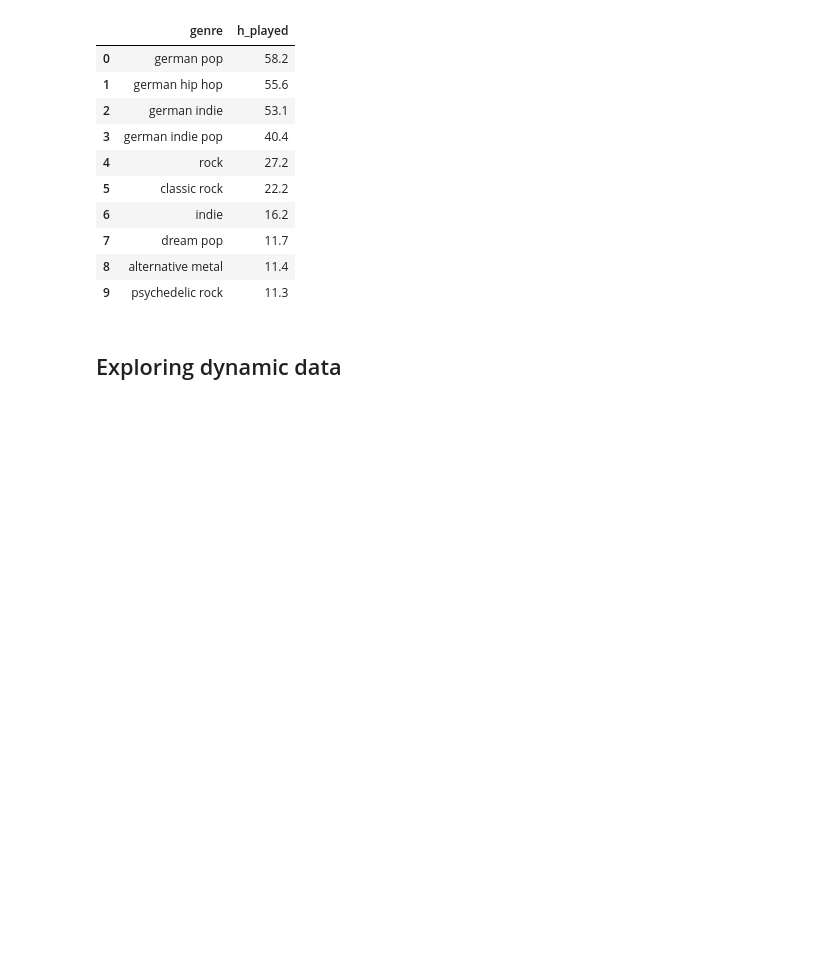
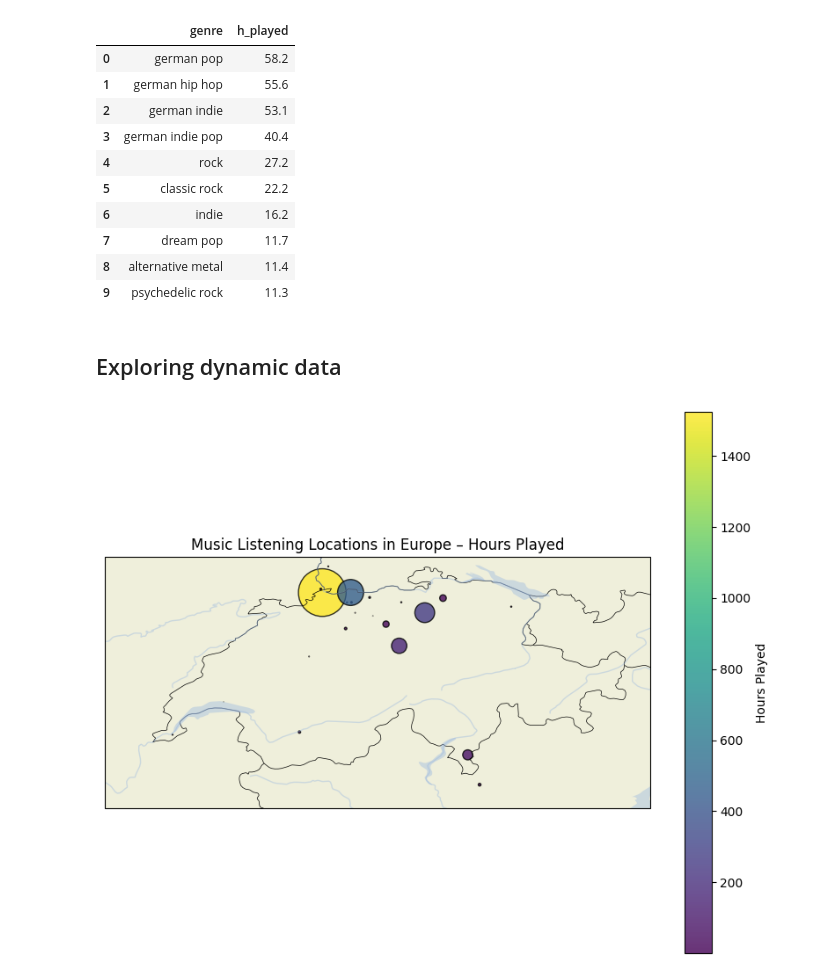
Before and after one commit to Innisvysom2/betterWrapped, a Jupyter notebook: betterWrapped.ipynb, the cells around one changed output. Cells and saved outputs as stored; diff of their text form; code cells hidden in the pictures; blank space fills up the shorter version.

Commit message:
erste schritte richtung visualisierung

```diff
--- a/betterWrapped.ipynb
+++ b/betterWrapped.ipynb
@@ -236,0 +222,37 @@ get_top_data_raw(attribute, sorting_value, top_count, start="2025") #start="year
+# %%
+# Create the figure
+fig = plt.figure(figsize=(10, 8))
+ax = plt.axes(projection=ccrs.PlateCarree())
+
+# Add map features
+ax.add_feature(cfeature.LAND)
+ax.add_feature(cfeature.OCEAN)
+ax.add_feature(cfeature.BORDERS, linewidth=0.5)
+ax.add_feature(cfeature.COASTLINE, linewidth=0.5)
+ax.add_feature(cfeature.LAKES, alpha=0.4)
+ax.add_feature(cfeature.RIVERS, alpha=0.4)
+
+# 🔍 Set map view to Europe
+ax.set_extent([5.5, 10.7, 45.5, 47.9])  # [west, east, south, north]
+
+# Title
+plt.title("Music Listening Locations in Europe – Hours Played")
+
+# Scatter data
+plt.scatter(
+    agg['lon'], agg['lat'],
+    s = agg['h_played'],  # scale bubbles
+    c = agg['h_played'],
+    cmap='viridis',
+    alpha=0.8,
+    edgecolor='k',
+    transform=ccrs.PlateCarree()
+)
+
+# Add color scale
+cbar = plt.colorbar(label="Hours Played")
+cbar.set_label("Hours Played")
+
+plt.show()
+# %% [output]
+[figure, added]
```
Also changed, not shown: parts of 7 cells of this notebook.
